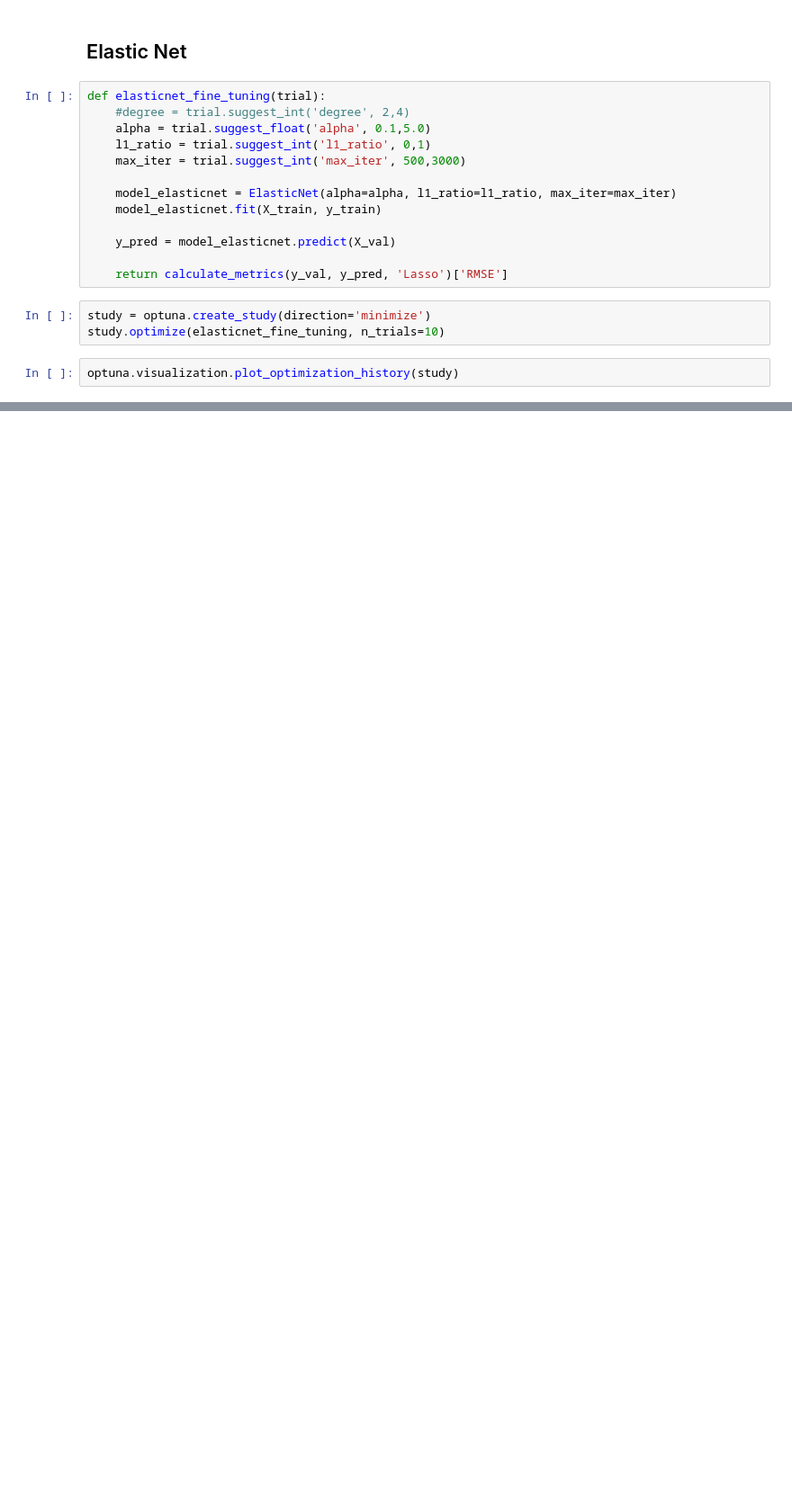
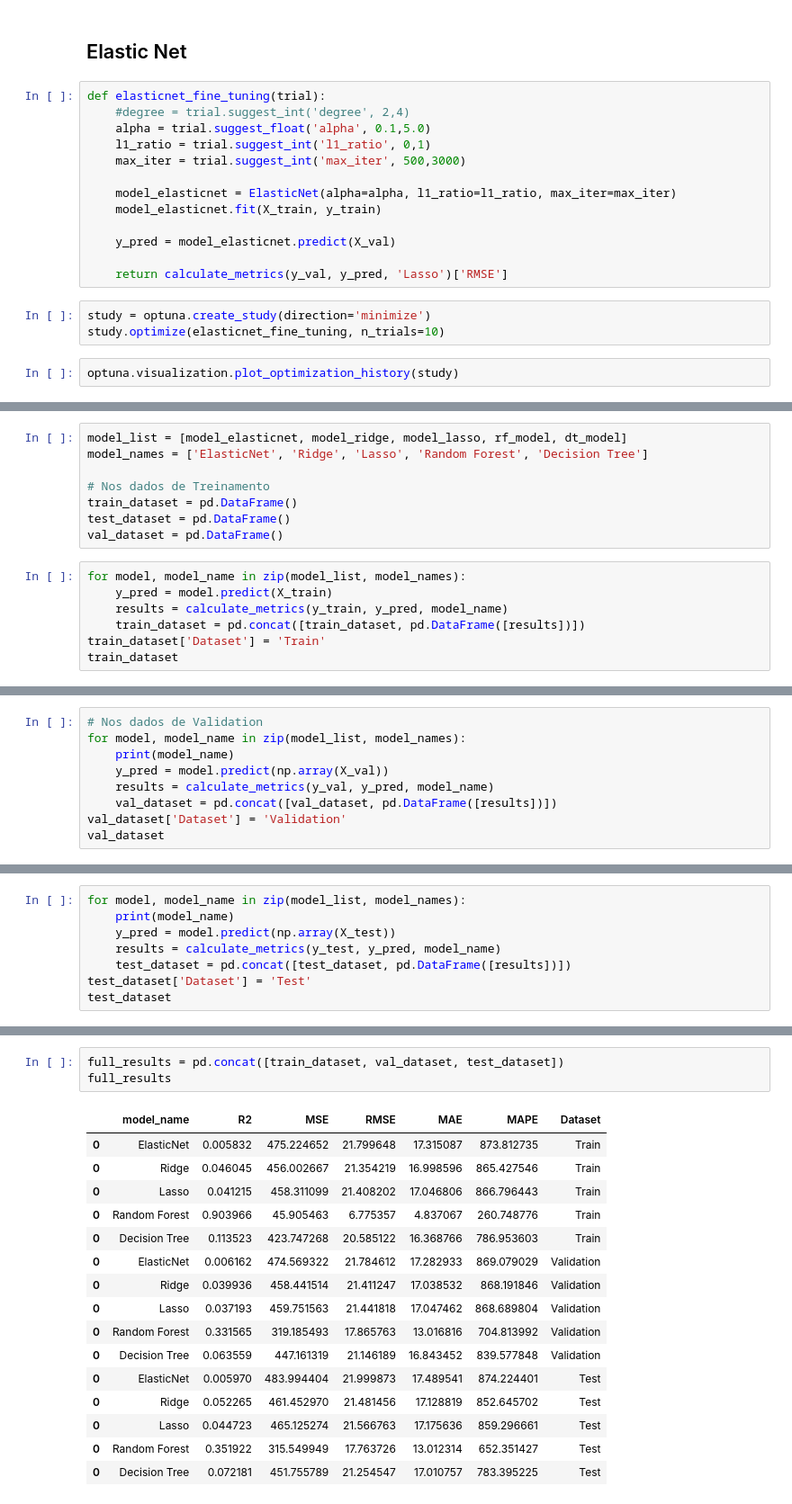
Before and after one commit to Thalesh7991/ensaios-algoritmos-ml, a Jupyter notebook: notebooks/Regressao/Ensaio_Regressao.ipynb, the cells around one changed output, grey strips where cells are left out. Shown at 90% size. Drawn from its saved outputs; the diff is of its cells as text; blank space fills up the shorter version.

Commit message:
Comparando resultados

```diff
--- a/notebooks/Regressao/Ensaio_Regressao.ipynb
+++ b/notebooks/Regressao/Ensaio_Regressao.ipynb
@@ -218,0 +236,15 @@ elastic_best_params
+# %%
+model_list = [model_elasticnet, model_ridge, model_lasso, rf_model, dt_model]
+model_names = ['ElasticNet', 'Ridge', 'Lasso', 'Random Forest', 'Decision Tree']
+
+# Nos dados de Treinamento
+train_dataset = pd.DataFrame()
+test_dataset = pd.DataFrame()
+val_dataset = pd.DataFrame()
+# %%
+for model, model_name in zip(model_list, model_names):
+    y_pred = model.predict(X_train)
+    results = calculate_metrics(y_train, y_pred, model_name)
+    train_dataset = pd.concat([train_dataset, pd.DataFrame([results])])
+train_dataset['Dataset'] = 'Train'
+train_dataset
@@ -218,0 +258,9 @@ elastic_best_params
+# %%
+# Nos dados de Validation
+for model, model_name in zip(model_list, model_names):
+    print(model_name)
+    y_pred = model.predict(np.array(X_val))
+    results = calculate_metrics(y_val, y_pred, model_name)
+    val_dataset = pd.concat([val_dataset, pd.DataFrame([results])])
+val_dataset['Dataset'] = 'Validation'
+val_dataset
@@ -218,0 +292,8 @@ elastic_best_params
+# %%
+for model, model_name in zip(model_list, model_names):
+    print(model_name)
+    y_pred = model.predict(np.array(X_test))
+    results = calculate_metrics(y_test, y_pred, model_name)
+    test_dataset = pd.concat([test_dataset, pd.DataFrame([results])])
+test_dataset['Dataset'] = 'Test'
+test_dataset
@@ -218,0 +325,20 @@ elastic_best_params
+# %%
+full_results = pd.concat([train_dataset, val_dataset, test_dataset])
+full_results
+# %% [output]
+|  | model_name | R2 | MSE | RMSE | MAE | MAPE | Dataset |
+| 0 | ElasticNet | 0.005832 | 475.224652 | 21.799648 | 17.315087 | 873.812735 | Train |
+| 0 | Ridge | 0.046045 | 456.002667 | 21.354219 | 16.998596 | 865.427546 | Train |
+| 0 | Lasso | 0.041215 | 458.311099 | 21.408202 | 17.046806 | 866.796443 | Train |
+| 0 | Random Forest | 0.903966 | 45.905463 | 6.775357 | 4.837067 | 260.748776 | Train |
+| 0 | Decision Tree | 0.113523 | 423.747268 | 20.585122 | 16.368766 | 786.953603 | Train |
+| 0 | ElasticNet | 0.006162 | 474.569322 | 21.784612 | 17.282933 | 869.079029 | Validation |
+| 0 | Ridge | 0.039936 | 458.441514 | 21.411247 | 17.038532 | 868.191846 | Validation |
+| 0 | Lasso | 0.037193 | 459.751563 | 21.441818 | 17.047462 | 868.689804 | Validation |
+| 0 | Random Forest | 0.331565 | 319.185493 | 17.865763 | 13.016816 | 704.813992 | Validation |
+| 0 | Decision Tree | 0.063559 | 447.161319 | 21.146189 | 16.843452 | 839.577848 | Validation |
+| 0 | ElasticNet | 0.005970 | 483.994404 | 21.999873 | 17.489541 | 874.224401 | Test |
+| 0 | Ridge | 0.052265 | 461.452970 | 21.481456 | 17.128819 | 852.645702 | Test |
+| 0 | Lasso | 0.044723 | 465.125274 | 21.566763 | 17.175636 | 859.296661 | Test |
+| 0 | Random Forest | 0.351922 | 315.549949 | 17.763726 | 13.012314 | 652.351427 | Test |
+| 0 | Decision Tree | 0.072181 | 451.755789 | 21.254547 | 17.010757 | 783.395225 | Test |
```
Also changed, not shown: parts of 20 cells of this notebook.
